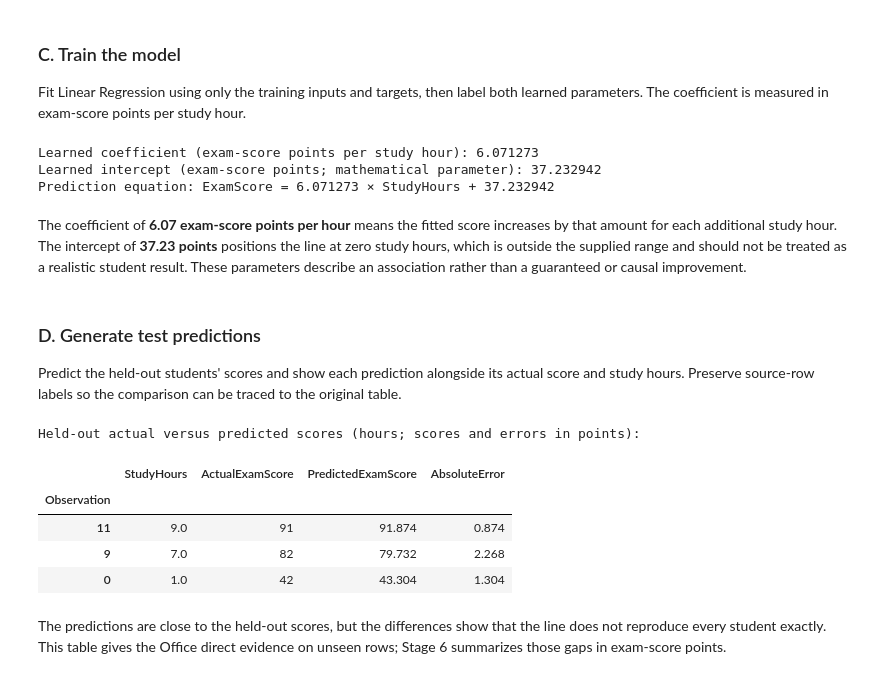
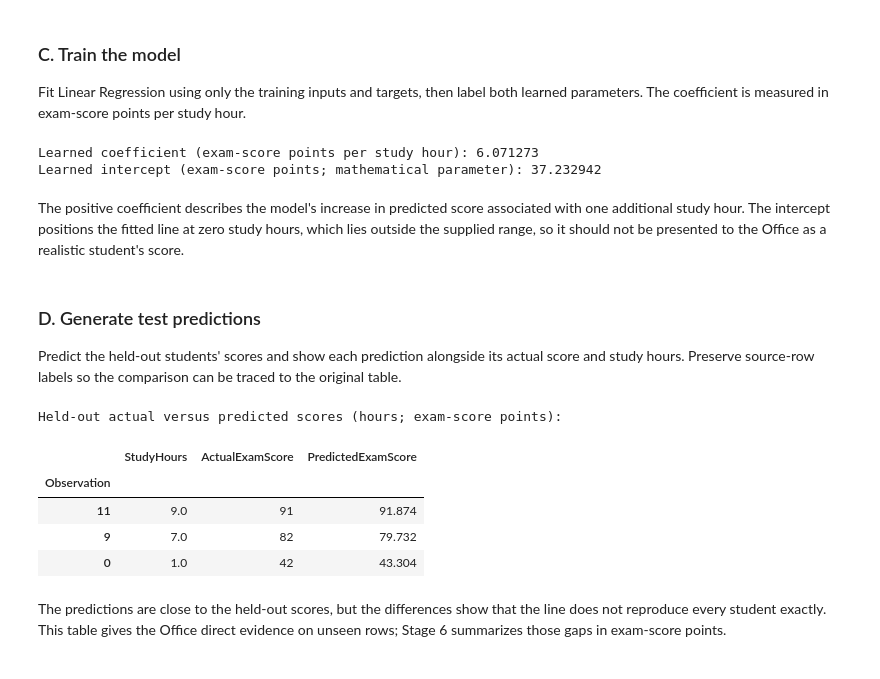
Before and after one commit to noura-nuaimi/student-exam-predictor, a Jupyter notebook: student_exam_predictor.ipynb, the cells around one changed output. Cells and saved outputs as stored; diff of their text form; code cells hidden in the pictures.

```diff
--- a/student_exam_predictor.ipynb
+++ b/student_exam_predictor.ipynb
@@ -418,21 +406,14 @@ coefficient = model.coef_[0]
 intercept = model.intercept_
 print(f"Learned coefficient (exam-score points per study hour): {coefficient:.6f}")
 print(f"Learned intercept (exam-score points; mathematical parameter): {intercept:.6f}")
-print(f"Prediction equation: ExamScore = {coefficient:.6f} × StudyHours + {intercept:.6f}")
 # %% [output]
 Learned coefficient (exam-score points per study hour): 6.071273
 Learned intercept (exam-score points; mathematical parameter): 37.232942
-Prediction equation: ExamScore = 6.071273 × StudyHours + 37.232942
-# %%
-display(Markdown(
-    f"The coefficient of **{coefficient:.2f} exam-score points per hour** means the fitted "
-    "score increases by that amount for each additional study hour. "
-    f"The intercept of **{intercept:.2f} points** positions the line at zero study hours, "
-    "which is outside the supplied range and should not be treated as a realistic student result. "
-    "These parameters describe an association rather than a guaranteed or causal improvement."
-))
-# %% [output]
-The coefficient of **6.07 exam-score points per hour** means the fitted score increases by that amount for each additional study hour. The intercept of **37.23 points** positions the line at zero study hours, which is outside the supplied range and should not be treated as a realistic student result. These parameters describe an association rather than a guaranteed or causal improvement.
+# %% [markdown]
+The positive coefficient describes the model's increase in predicted score associated
+with one additional study hour. The intercept positions the fitted line at zero study hours,
+which lies outside the supplied range, so it should not be presented to the Office as a
+realistic student's score.
 # %% [markdown]
 ### D. Generate test predictions
 
@@ -441,20 +422,19 @@ and study hours. Preserve source-row labels so the comparison can be traced to t
 # %%
 predictions = model.predict(X_test)
 test_results = pd.DataFrame({
     "StudyHours": X_test["StudyHours"],
     "ActualExamScore": y_test,
     "PredictedExamScore": predictions,
-    "AbsoluteError": np.abs(y_test - predictions),
 })
-print("Held-out actual versus predicted scores (hours; scores and errors in points):")
-display(test_results.round({"PredictedExamScore": 3, "AbsoluteError": 3}))
+print("Held-out actual versus predicted scores (hours; exam-score points):")
+display(test_results.round({"PredictedExamScore": 3}))
 # %% [output]
-Held-out actual versus predicted scores (hours; scores and errors in points):
+Held-out actual versus predicted scores (hours; exam-score points):
-|  | StudyHours | ActualExamScore | PredictedExamScore | AbsoluteError |
-| Observation |  |  |  |  |
-| 11 | 9.0 | 91 | 91.874 | 0.874 |
-| 9 | 7.0 | 82 | 79.732 | 2.268 |
-| 0 | 1.0 | 42 | 43.304 | 1.304 |
+|  | StudyHours | ActualExamScore | PredictedExamScore |
+| Observation |  |  |  |
+| 11 | 9.0 | 91 | 91.874 |
+| 9 | 7.0 | 82 | 79.732 |
+| 0 | 1.0 | 42 | 43.304 |
 # %% [markdown]
 The predictions are close to the held-out scores, but the differences show that the
 line does not reproduce every student exactly. This table gives the Office direct evidence
```
Also changed, not shown: parts of 7 cells of this notebook.
